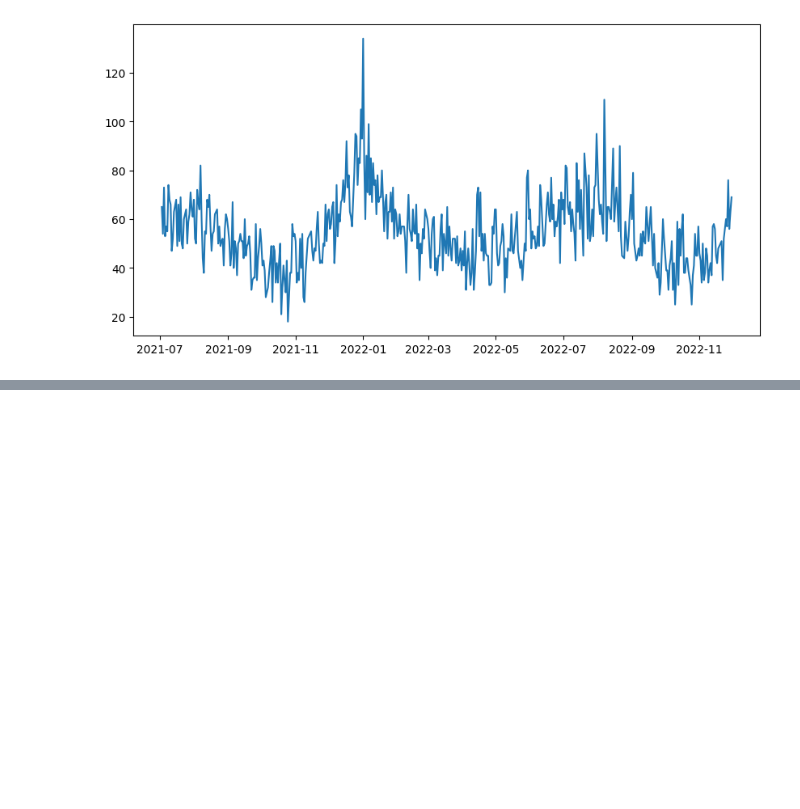
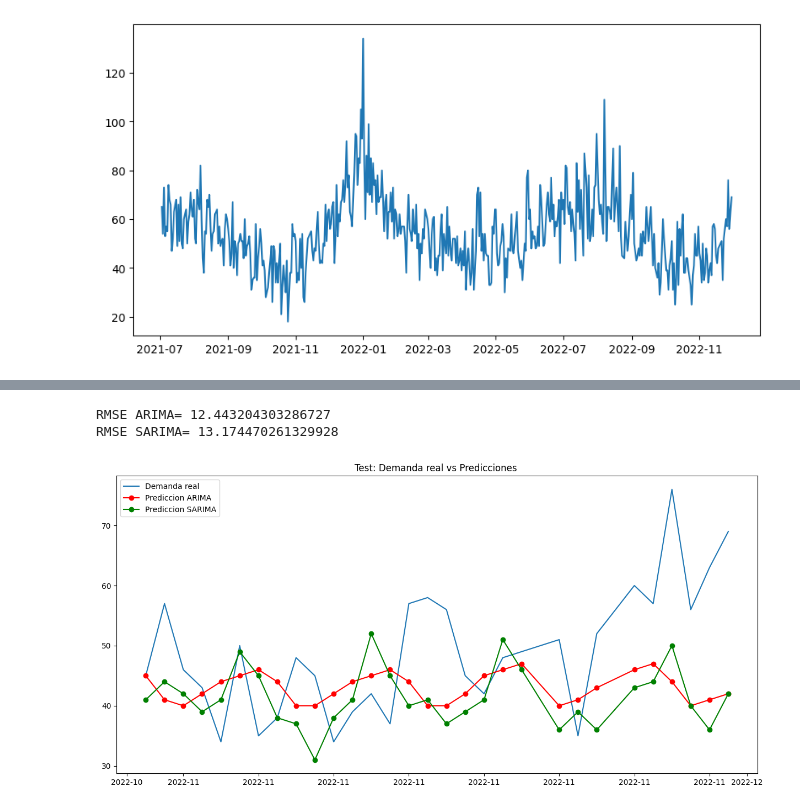
Before and after one commit to juanksRuiz/AI-DemandForecast, a Jupyter notebook: evaluacion_datos_despues_competencia.ipynb, the cells around one changed output, grey strips where cells are left out. Drawn from its saved outputs; the diff is of its cells as text; code cells hidden in the pictures; blank space fills up the shorter version.

```diff
--- a/evaluacion_datos_despues_competencia.ipynb
+++ b/evaluacion_datos_despues_competencia.ipynb
@@ -845,0 +925,31 @@ expanded_df.reset_index(inplace=True, drop=True)
+# %%
+# Transformacion inversa y prediccion final
+original_y_pred_arima = round(np.exp(predictions_arima) -1).astype(int)
+original_y_pred_sarima = round(np.exp(predictions_sarima) -1).astype(int)
+original_y_test = round(np.exp(y_test) -1).astype(int) # Buscar los datos verdaderos
+# %%
+# Calculo de RMSE final ARIMA
+original_arima_rmse_final = np.sqrt(np.mean((original_y_pred_arima - original_y_test)**2))
+print(f"RMSE ARIMA= {original_arima_rmse_final}")
+
+# Calculo de RMSE final SARIMA
+original_sarima_rmse_final = np.sqrt(np.mean((original_y_pred_sarima - original_y_test)**2))
+print(f"RMSE SARIMA= {original_sarima_rmse_final}")
+# %% [output]
+RMSE ARIMA= 12.443204303286727
+RMSE SARIMA= 13.174470261329928
+# %%
+fig = plt.figure(figsize=(15,7))
+plt.plot(expanded_df['date'][-N_forecast:], original_y_test)
+plt.plot(expanded_df['date'][-N_forecast:], original_y_pred_arima, color='r', marker='o')
+plt.plot(expanded_df['date'][-N_forecast:], original_y_pred_sarima, color='g', marker='o')
+
+
+plt.gca().xaxis.set_major_formatter(plt.matplotlib.dates.DateFormatter('%Y-%m'))
+
+plt.title(f"Test: Demanda real vs Predicciones ")
+plt.legend(['Demanda real', 'Prediccion ARIMA', 'Prediccion SARIMA'])
+
+plt.show()
+# %% [output]
+[figure, added]
```
Also changed, not shown: parts of 6 cells of this notebook, 1 other file.
